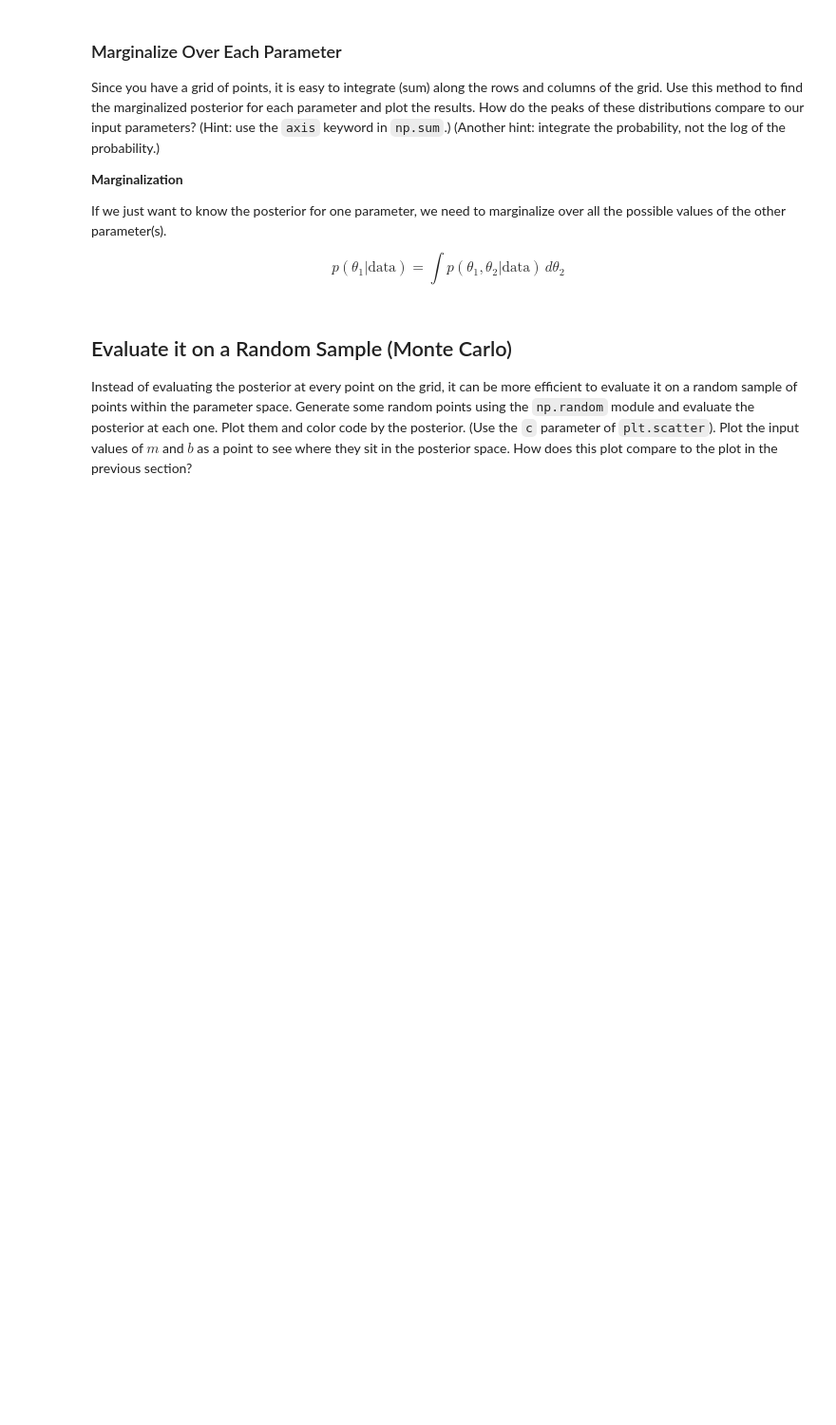
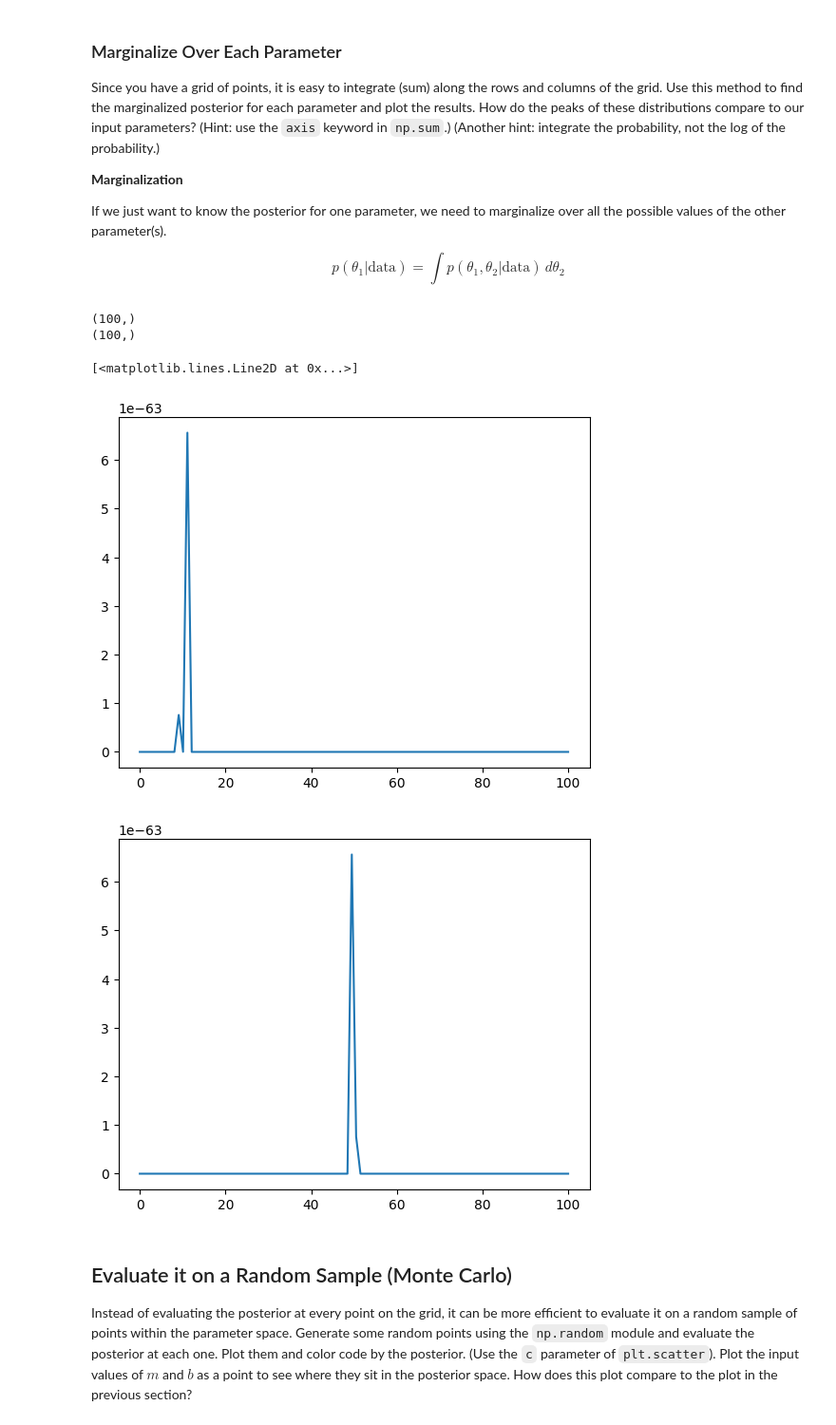
Before and after one commit to ASTR154/bayesian-statistics, a Jupyter notebook: monte_carlo_line_fitting.ipynb, the cells around one changed output. Shown at 95% size. Drawn from its saved outputs; the diff is of its cells as text; code cells hidden in the pictures; blank space fills up the shorter version.

```diff
--- a/monte_carlo_line_fitting.ipynb
+++ b/monte_carlo_line_fitting.ipynb
@@ -187,3 +185,20 @@ plt.plot(# complete
+# %%
+posterior_marginalized_m = np.sum(np.exp(log_post_grid), axis=0)
+print(np.shape(posterior_marginalized_m))# complete
+print(np.shape(m_range))
+plt.figure()
+#plt.xscale("log")
+plt.plot(m_range,posterior_marginalized_m)# complete
+
+posterior_marginalized_b = np.sum(np.exp(log_post_grid), axis=1) # complete
+plt.figure()
+plt.plot(b_range, posterior_marginalized_b)# complete
+# %% [output]
+(100,)
+(100,)
+[<matplotlib.lines.Line2D at 0x...>]
+[figure, added]
+[figure, added]
 # %% [markdown]
 ## Evaluate it on a Random Sample (Monte Carlo)
 Instead of evaluating the posterior at every point on the grid, it can be more efficient to evaluate it on a random sample of points within the parameter space. Generate some random points using the `np.random` module and evaluate the posterior at each one. Plot them and color code by the posterior. (Use the `c` parameter of `plt.scatter`). Plot the input values of $m$ and $b$ as a point to see where they sit in the posterior space. How does this plot compare to the plot in the previous section?
```
Also changed, not shown: parts of 8 cells of this notebook.
